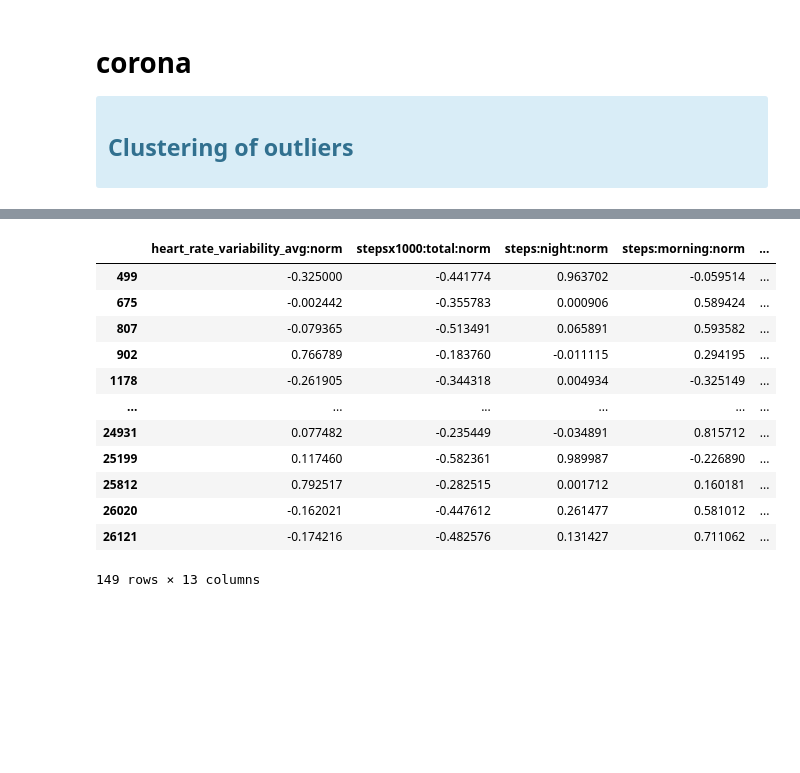
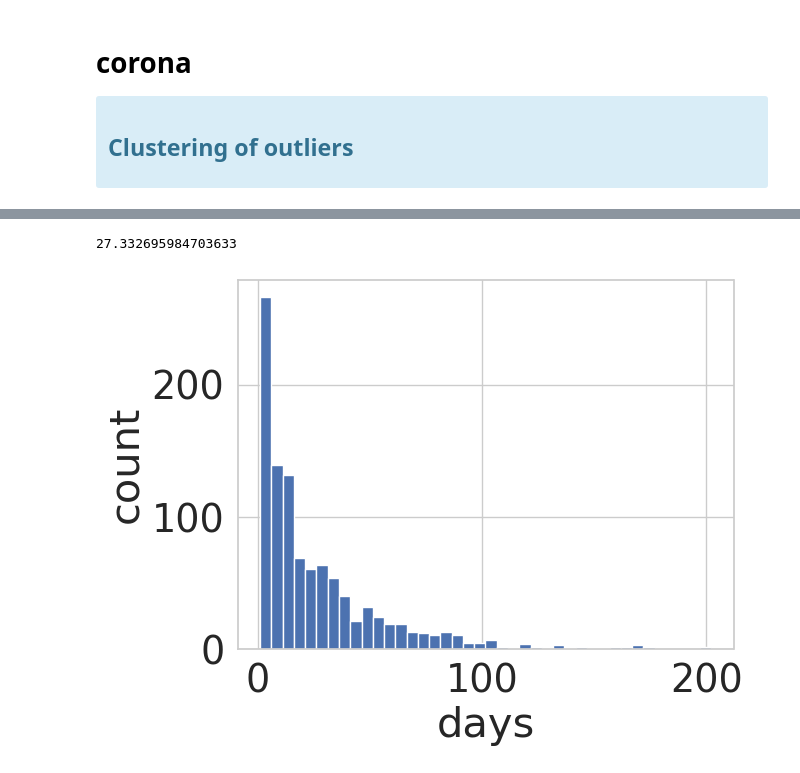
Before and after one commit to digitraceslab/digirhythm, a Jupyter notebook: analysis/outliers.ipynb, the cells around one changed output, grey strips where cells are left out. Saved outputs shown, nothing was run; the diff lists cells and outputs as text; code cells hidden in the pictures; blank space fills up the shorter version.

```diff
--- a/analysis/outliers.ipynb
+++ b/analysis/outliers.ipynb
@@ -257,16 +307,18 @@ plt.show()
-# %%
-outliers
-# %% [output]
-|  | heart_rate_variability_avg:norm | stepsx1000:total:norm | steps:night:norm | steps:morning:norm | ... |
-| 499 | -0.325000 | -0.441774 | 0.963702 | -0.059514 | ... |
-| 675 | -0.002442 | -0.355783 | 0.000906 | 0.589424 | ... |
-| 807 | -0.079365 | -0.513491 | 0.065891 | 0.593582 | ... |
-| 902 | 0.766789 | -0.183760 | -0.011115 | 0.294195 | ... |
-| 1178 | -0.261905 | -0.344318 | 0.004934 | -0.325149 | ... |
-| ... | ... | ... | ... | ... | ... |
-| 24931 | 0.077482 | -0.235449 | -0.034891 | 0.815712 | ... |
-| 25199 | 0.117460 | -0.582361 | 0.989987 | -0.226890 | ... |
-| 25812 | 0.792517 | -0.282515 | 0.001712 | 0.160181 | ... |
-| 26020 | -0.162021 | -0.447612 | 0.261477 | 0.581012 | ... |
-| 26121 | -0.174216 | -0.482576 | 0.131427 | 0.711062 | ... |
-149 rows × 13 columns
+# %%
+# Count how many consecutive days in each cluster
+# Sort by subject_id and date
+df_sorted = outliers.copy()
+df_sorted.date = pd.to_datetime(df_sorted.date)
+df_sorted = df_sorted.sort_values(by=['subject_id', 'date'])
+
+# Compute date differences within each subject
+df_sorted['date_diff'] = df_sorted.groupby('subject_id')['date'].diff().dt.days
+#df_sorted[df_sorted.date_diff<10].date_diff.hist(bins=40)
+df_sorted.date_diff.hist(bins=40,)
+plt.xlabel('days')
+plt.ylabel('count')
+
+df_sorted.date_diff.mean()
+# %% [output]
+27.332695984703633
+[figure, added]
```
Also changed, not shown: parts of 7 cells of this notebook, 6 other files.
